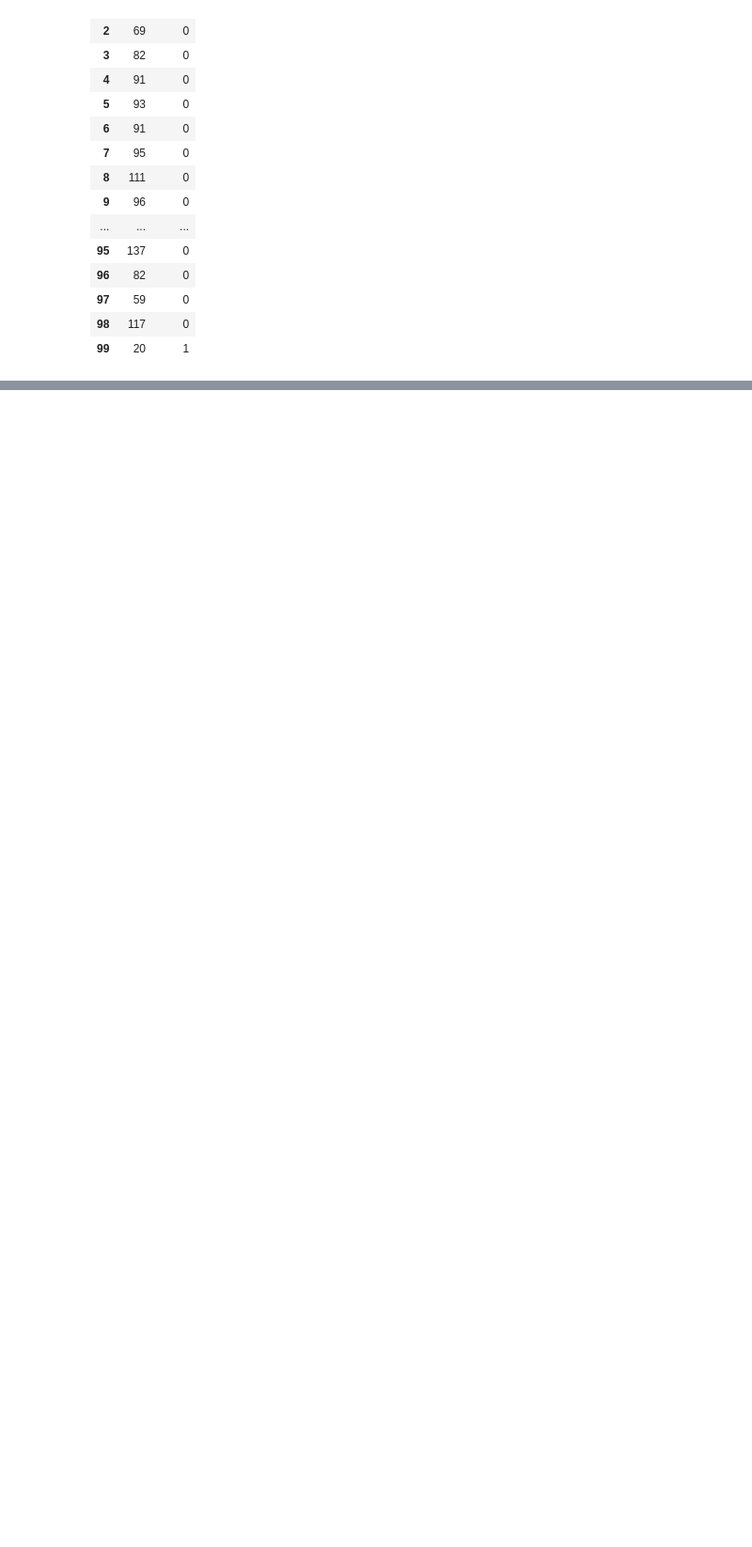
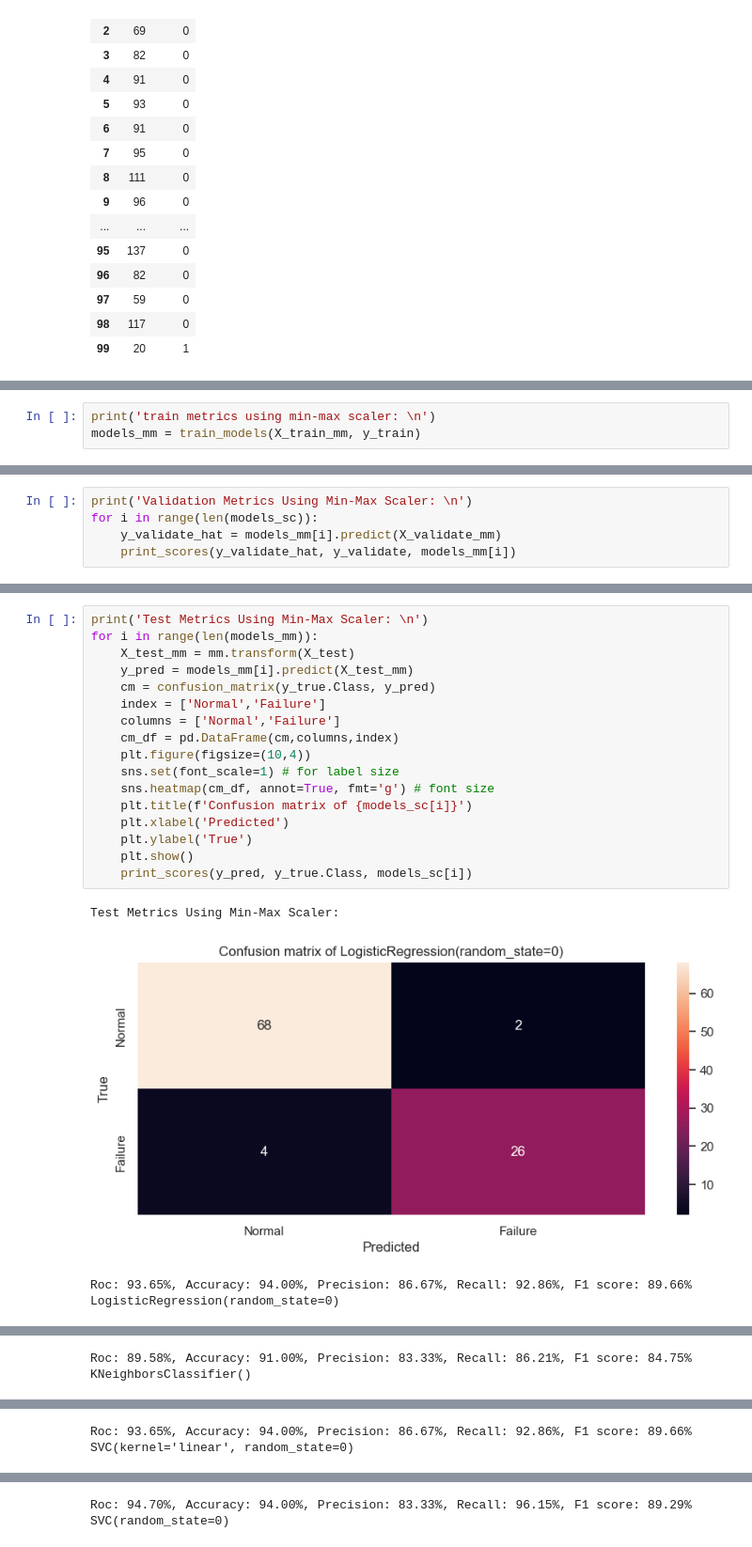
Before and after one commit to xxl4tomxu98/NASA-Jet-Engine-Maintenance, a Jupyter notebook: Failure Prediction Classification/shallow-binary.ipynb, the cells around one changed output, grey strips where cells are left out. Shown at 94% size. Drawn from its saved outputs; the diff is of its cells as text; blank space fills up the shorter version.

```diff
--- a/Failure Prediction Classification/shallow-binary.ipynb
+++ b/Failure Prediction Classification/shallow-binary.ipynb
@@ -323,0 +300,3 @@ for i in range(len(models_sc)):
+# %%
+print('train metrics using min-max scaler: \n')
+models_mm = train_models(X_train_mm, y_train)
@@ -323,0 +321,5 @@ for i in range(len(models_sc)):
+# %%
+print('Validation Metrics Using Min-Max Scaler: \n')
+for i in range(len(models_sc)):
+    y_validate_hat = models_mm[i].predict(X_validate_mm)
+    print_scores(y_validate_hat, y_validate, models_mm[i])
@@ -323,0 +336,21 @@ for i in range(len(models_sc)):
+# %%
+print('Test Metrics Using Min-Max Scaler: \n')
+for i in range(len(models_mm)):
+    X_test_mm = mm.transform(X_test)
+    y_pred = models_mm[i].predict(X_test_mm)
+    cm = confusion_matrix(y_true.Class, y_pred)
+    index = ['Normal','Failure']
+    columns = ['Normal','Failure']
+    cm_df = pd.DataFrame(cm,columns,index)
+    plt.figure(figsize=(10,4))
+    sns.set(font_scale=1) # for label size
+    sns.heatmap(cm_df, annot=True, fmt='g') # font size
+    plt.title(f'Confusion matrix of {models_sc[i]}')
+    plt.xlabel('Predicted')
+    plt.ylabel('True')
+    plt.show()
+    print_scores(y_pred, y_true.Class, models_sc[i])
+# %% [output]
+Test Metrics Using Min-Max Scaler:
+[figure, added]
+Roc: 93.65%, Accuracy: 94.00%, Precision: 86.67%, Recall: 92.86%, F1 score: 89.66%  LogisticRegression(random_state=0)
@@ -323,0 +358 @@ for i in range(len(models_sc)):
+Roc: 89.58%, Accuracy: 91.00%, Precision: 83.33%, Recall: 86.21%, F1 score: 84.75%  KNeighborsClassifier()
@@ -323,0 +360 @@ for i in range(len(models_sc)):
+Roc: 93.65%, Accuracy: 94.00%, Precision: 86.67%, Recall: 92.86%, F1 score: 89.66%  SVC(kernel='linear', random_state=0)
@@ -323,0 +362 @@ for i in range(len(models_sc)):
+Roc: 94.70%, Accuracy: 94.00%, Precision: 83.33%, Recall: 96.15%, F1 score: 89.29%  SVC(random_state=0)
```
Also changed, not shown: parts of 13 cells of this notebook.
